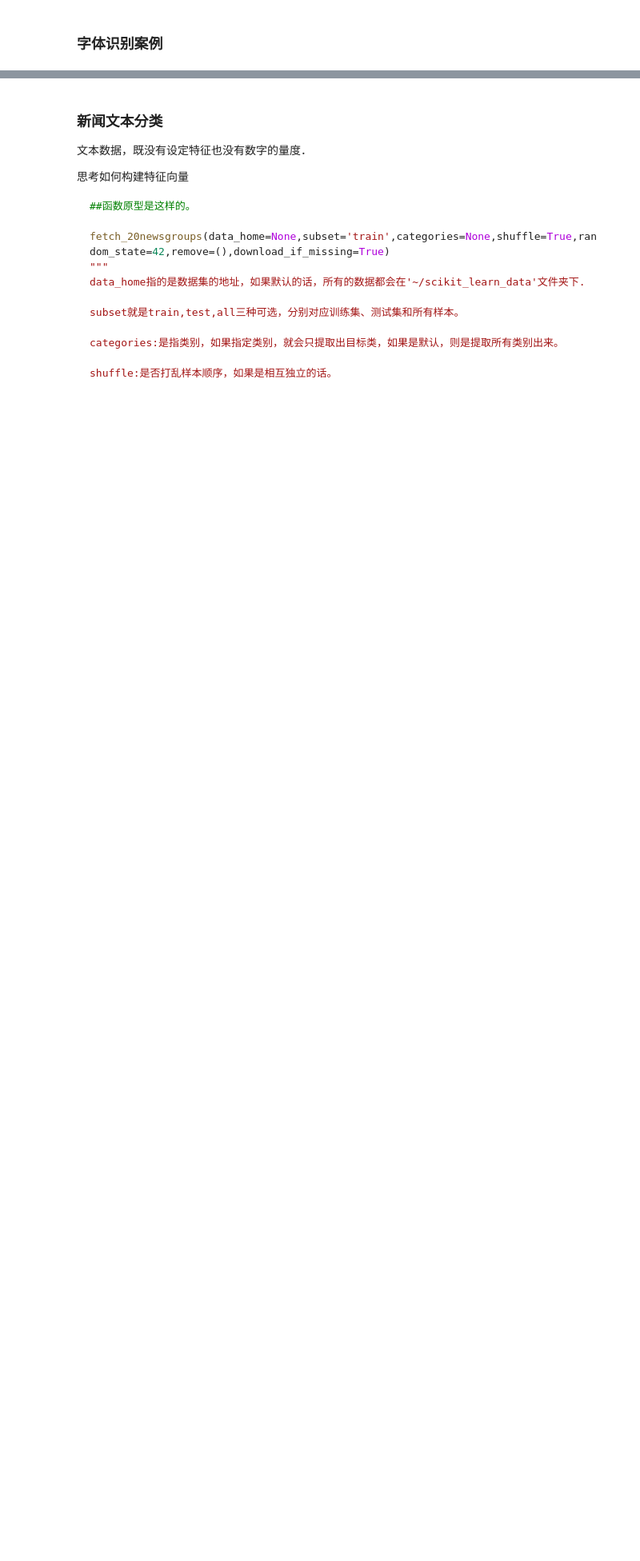
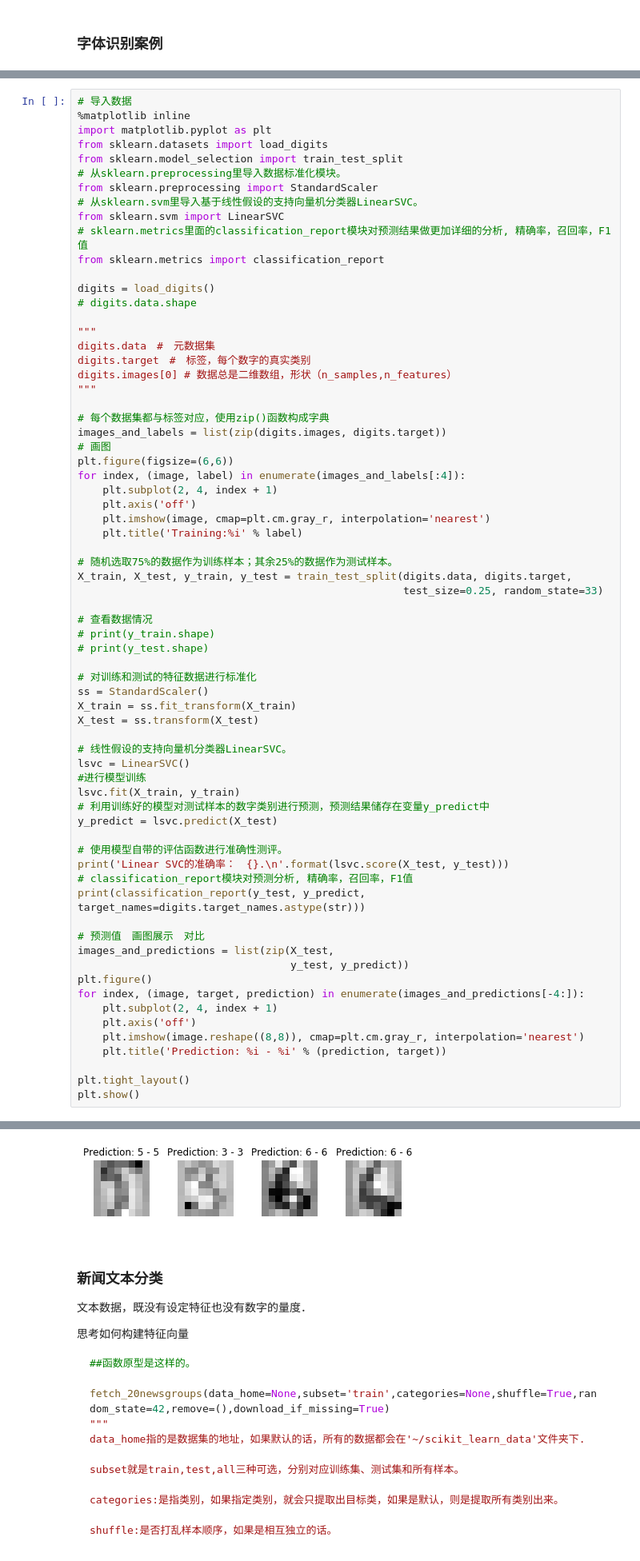
Before and after one commit to willschang/scikit_learn_new, a Jupyter notebook: scikit_learn_1.ipynb, the cells around one changed output, grey strips where cells are left out. Shown: that part at 80% size. Saved outputs shown, nothing was run; the diff lists cells and outputs as text; blank space fills up the shorter version.

```diff
--- a/scikit_learn_1.ipynb
+++ b/scikit_learn_1.ipynb
@@ -525,0 +447,70 @@ plt.show()
+# %%
+# 导入数据
+%matplotlib inline
+import matplotlib.pyplot as plt
+from sklearn.datasets import load_digits
+from sklearn.model_selection import train_test_split
+# 从sklearn.preprocessing里导入数据标准化模块。
+from sklearn.preprocessing import StandardScaler
+# 从sklearn.svm里导入基于线性假设的支持向量机分类器LinearSVC。
+from sklearn.svm import LinearSVC
+# sklearn.metrics里面的classification_report模块对预测结果做更加详细的分析, 精确率，召回率，F1值
+from sklearn.metrics import classification_report
+
+digits = load_digits()
+# digits.data.shape
+
+"""
+digits.data　#　元数据集
+digits.target　#　标签，每个数字的真实类别
+digits.images[0] # 数据总是二维数组，形状（n_samples,n_features）
+"""
+
+# 每个数据集都与标签对应，使用zip()函数构成字典
+images_and_labels = list(zip(digits.images, digits.target))
+# 画图
+plt.figure(figsize=(6,6))
+for index, (image, label) in enumerate(images_and_labels[:4]):
+    plt.subplot(2, 4, index + 1)
+    plt.axis('off')
+    plt.imshow(image, cmap=plt.cm.gray_r, interpolation='nearest')
+    plt.title('Training:%i' % label)
+
+# 随机选取75%的数据作为训练样本；其余25%的数据作为测试样本。
+X_train, X_test, y_train, y_test = train_test_split(digits.data, digits.target,
+                                                    test_size=0.25, random_state=33)
+
+# 查看数据情况
+# print(y_train.shape)
+# print(y_test.shape)
+
+# 对训练和测试的特征数据进行标准化
+ss = StandardScaler()
+X_train = ss.fit_transform(X_train)
+X_test = ss.transform(X_test)
+
+# 线性假设的支持向量机分类器LinearSVC。
+lsvc = LinearSVC()
+#进行模型训练
+lsvc.fit(X_train, y_train)
+# 利用训练好的模型对测试样本的数字类别进行预测，预测结果储存在变量y_predict中
+y_predict = lsvc.predict(X_test)
+
+# 使用模型自带的评估函数进行准确性测评。
+print('Linear SVC的准确率：　{}.\n'.format(lsvc.score(X_test, y_test)))
+# classification_report模块对预测分析, 精确率，召回率，F1值
+print(classification_report(y_test, y_predict, target_names=digits.target_names.astype(str)))
+
+# 预测值　画图展示　对比
+images_and_predictions = list(zip(X_test,
+                                  y_test, y_predict))
+plt.figure()
+for index, (image, target, prediction) in enumerate(images_and_predictions[-4:]):
+    plt.subplot(2, 4, index + 1)
+    plt.axis('off')
+    plt.imshow(image.reshape((8,8)), cmap=plt.cm.gray_r, interpolation='nearest')
+    plt.title('Prediction: %i - %i' % (prediction, target))
+
+plt.tight_layout()
+plt.show()
+# %% [output]
@@ -526,3 +534,4 @@ plt.show()
+[figure, added]
 # %% [markdown]
 ### 新闻文本分类
 
```
Also changed, not shown: parts of 7 cells of this notebook, 1 other file.
